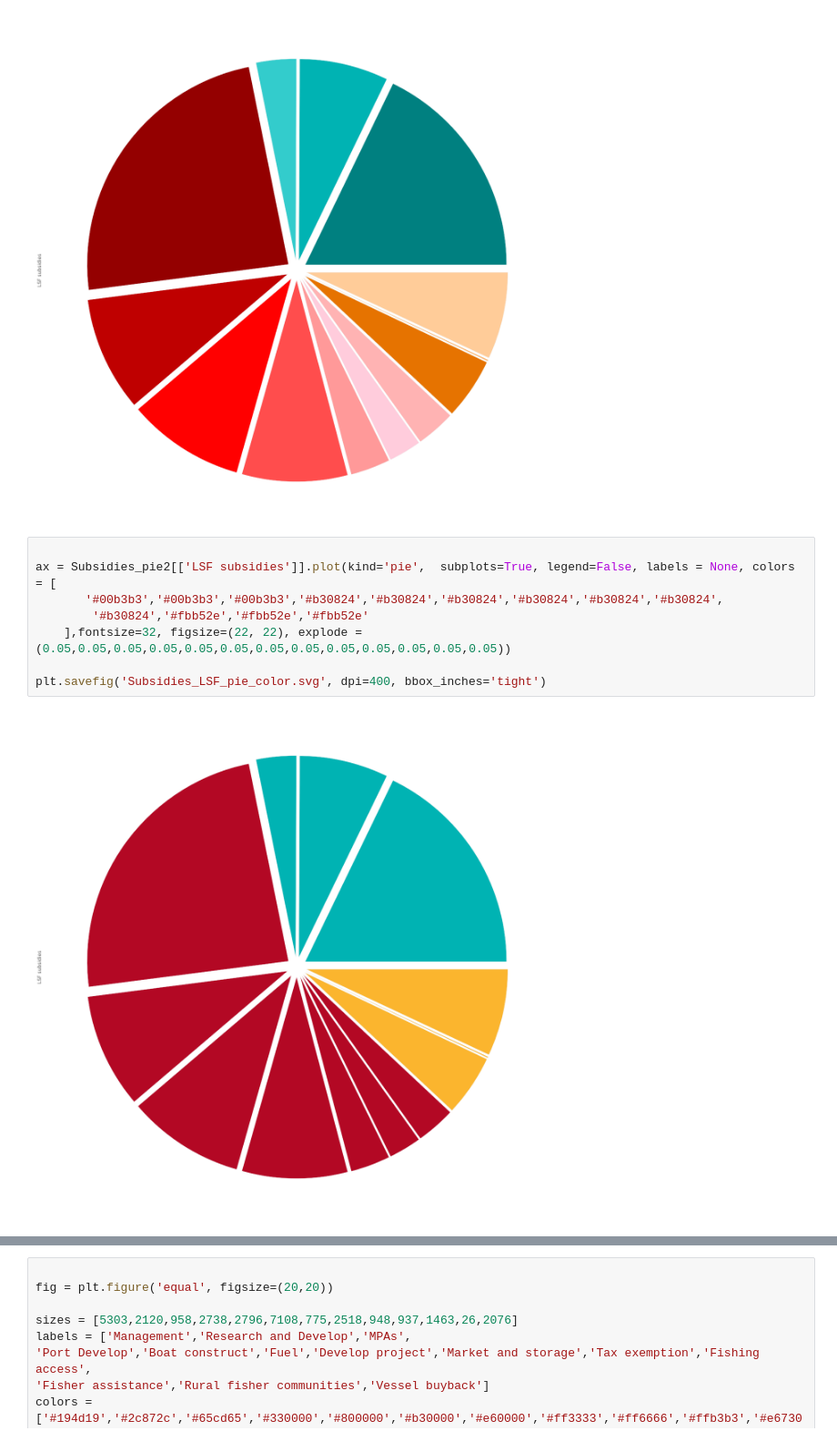
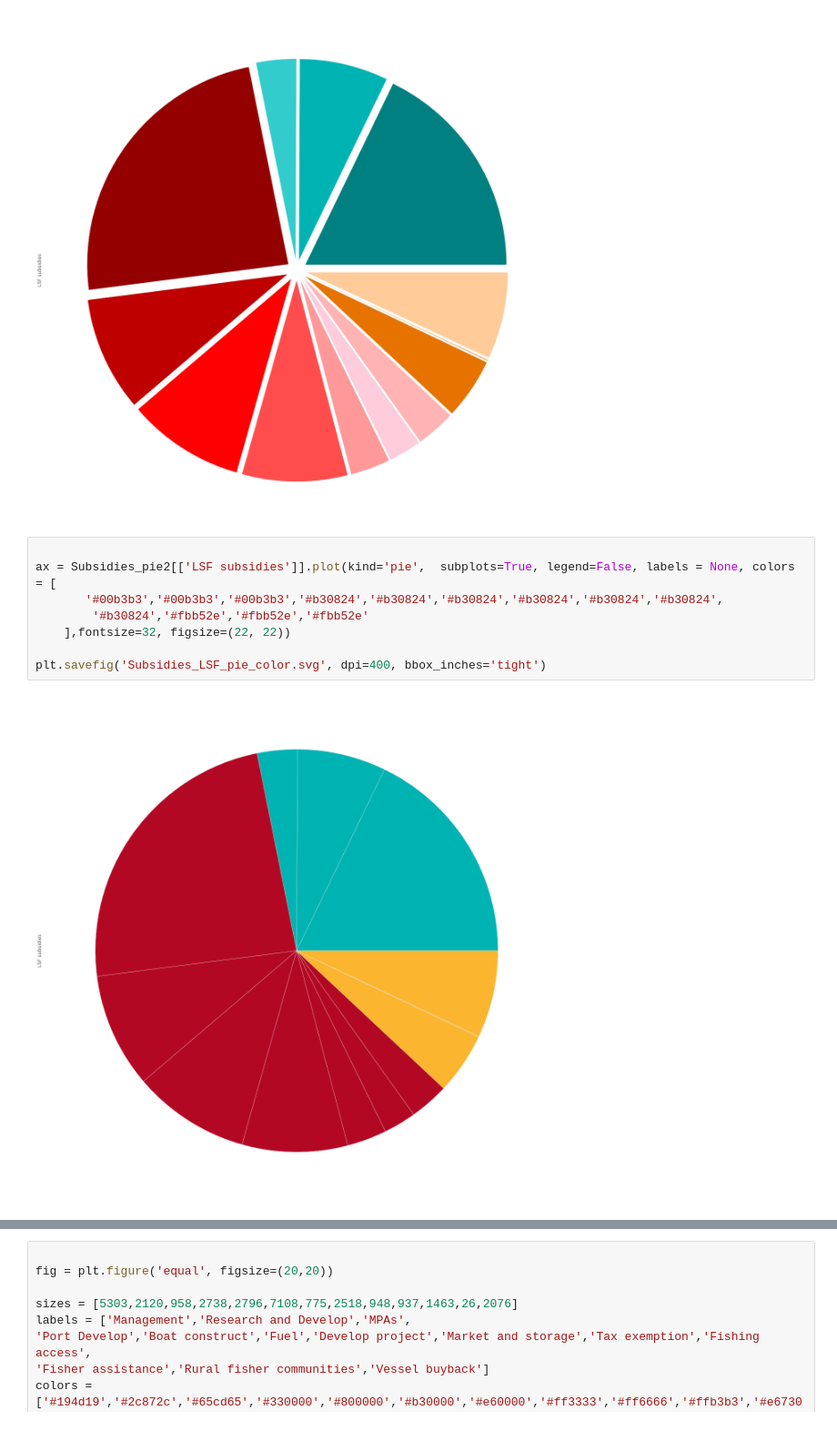
Before and after one commit to annaschu/subsidies, a Jupyter notebook: SSF subsidies capped.ipynb, the cells around one changed output, grey strips where cells are left out. Shown at 91% size. Drawn from its saved outputs; the diff is of its cells as text.

```diff
--- a/SSF subsidies capped.ipynb
+++ b/SSF subsidies capped.ipynb
@@ -693,13 +687,13 @@ plt.savefig('Subsidies_LSF_pie.svg', dpi=400, bbox_inches='tight')
 # %%
 
 ax = Subsidies_pie2[['LSF subsidies']].plot(kind='pie',  subplots=True, legend=False, labels = None, colors = [
        '#00b3b3','#00b3b3','#00b3b3','#b30824','#b30824','#b30824','#b30824','#b30824','#b30824',
         '#b30824','#fbb52e','#fbb52e','#fbb52e'
-    ],fontsize=32, figsize=(22, 22), explode = (0.05,0.05,0.05,0.05,0.05,0.05,0.05,0.05,0.05,0.05,0.05,0.05,0.05))
+    ],fontsize=32, figsize=(22, 22))
 
 plt.savefig('Subsidies_LSF_pie_color.svg', dpi=400, bbox_inches='tight')
 # %% [output]
-[figure, old version]
+[figure, new version]
 # %%
 
 
```
Also changed, not shown: parts of 3 cells of this notebook, 24 other files.
